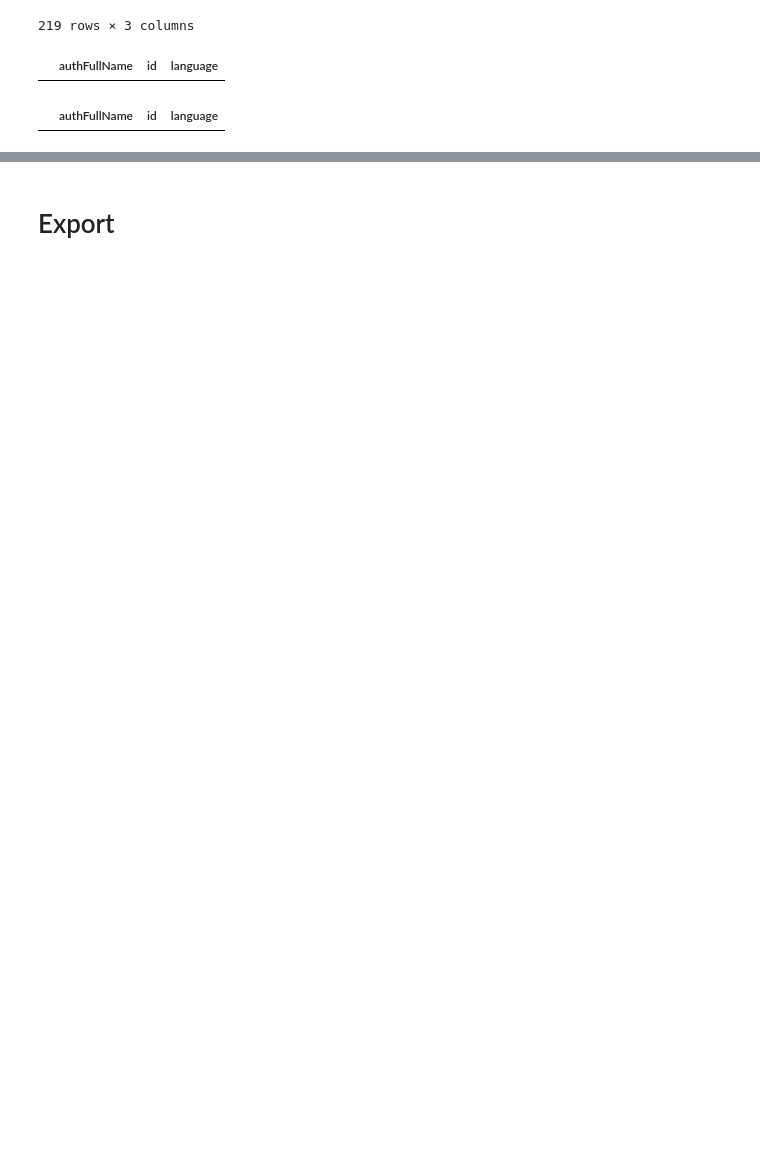
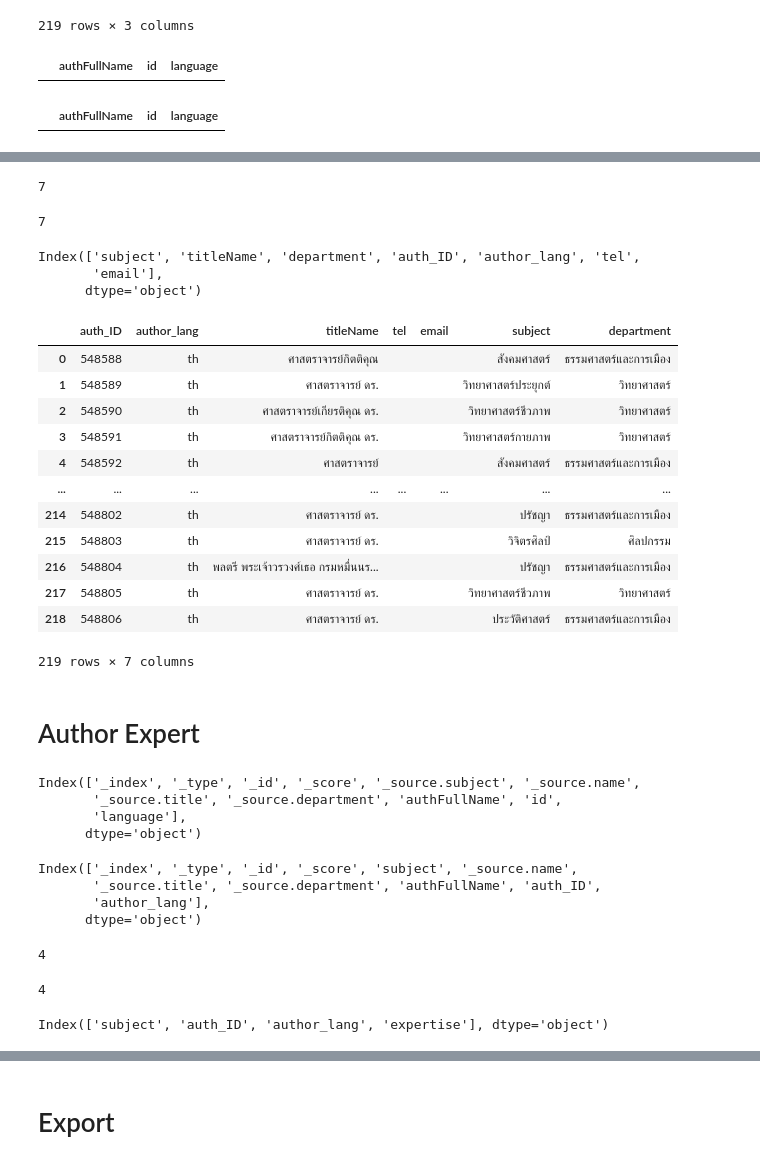
Before and after one commit to CakeNuthep/Create_Knowledge_Graph, a Jupyter notebook: royin_extraction.ipynb, the cells around one changed output, grey strips where cells are left out. Saved outputs shown, nothing was run; the diff lists cells and outputs as text; code cells hidden in the pictures; blank space fills up the shorter version.

```diff
--- a/royin_extraction.ipynb
+++ b/royin_extraction.ipynb
@@ -226,0 +285,47 @@ result_author_other
+# %%
+auth_detail = auth_detail.drop(['_index', '_type','_id', '_score',
+       '_source.name','authFullName'],axis=1)
+# %%
+## auth_detail['id'] = ''
+# auth_detail['auth_ID'] = ''
+# auth_detail['author_lang'] = ''
+# auth_detail['titleName'] = ''
+auth_detail['tel'] = ''
+auth_detail['email'] = ''
+# auth_detail['subject'] = ''
+# auth_detail['department'] = ''
+# %%
+all_column =  ["auth_ID","author_lang","titleName","tel","email","subject","department"]
+len(all_column)
+# %% [output]
+7
+# %%
+len(auth_detail.columns)
+# %% [output]
+7
+# %%
+auth_detail.columns
+# %% [output]
+Index(['subject', 'titleName', 'department', 'auth_ID', 'author_lang', 'tel',
+       'email'],
+      dtype='object')
+# %%
+auth_detail = auth_detail[all_column]
+# %%
+auth_detail
+# %% [output]
+|  | auth_ID | author_lang | titleName | tel | email | subject | department |
+| 0 | 548588 | th | ศาสตราจารย์กิตติคุณ |  |  | สังคมศาสตร์ | ธรรมศาสตร์และการเมือง |
+| 1 | 548589 | th | ศาสตราจารย์ ดร. |  |  | วิทยาศาสตร์ประยุกต์ | วิทยาศาสตร์ |
+| 2 | 548590 | th | ศาสตราจารย์เกียรติคุณ ดร. |  |  | วิทยาศาสตร์ชีวภาพ | วิทยาศาสตร์ |
+| 3 | 548591 | th | ศาสตราจารย์กิตติคุณ ดร. |  |  | วิทยาศาสตร์กายภาพ | วิทยาศาสตร์ |
+| 4 | 548592 | th | ศาสตราจารย์ |  |  | สังคมศาสตร์ | ธรรมศาสตร์และการเมือง |
+| ... | ... | ... | ... | ... | ... | ... | ... |
+| 214 | 548802 | th | ศาสตราจารย์ ดร. |  |  | ปรัชญา | ธรรมศาสตร์และการเมือง |
+| 215 | 548803 | th | ศาสตราจารย์ ดร. |  |  | วิจิตรศิลป์ | ศิลปกรรม |
+| 216 | 548804 | th | พลตรี พระเจ้าวรวงศ์เธอ กรมหมื่นนร... |  |  | ปรัชญา | ธรรมศาสตร์และการเมือง |
+| 217 | 548805 | th | ศาสตราจารย์ ดร. |  |  | วิทยาศาสตร์ชีวภาพ | วิทยาศาสตร์ |
+| 218 | 548806 | th | ศาสตราจารย์ ดร. |  |  | ประวัติศาสตร์ | ธรรมศาสตร์และการเมือง |
+219 rows × 7 columns
+# %% [markdown]
+# Author Expert
@@ -226,0 +334,7 @@ result_author_other
+# %%
+auth_expert.columns
+# %% [output]
+Index(['_index', '_type', '_id', '_score', '_source.subject', '_source.name',
+       '_source.title', '_source.department', 'authFullName', 'id',
+       'language'],
+      dtype='object')
@@ -226,0 +343,7 @@ result_author_other
+# %%
+auth_expert.columns
+# %% [output]
+Index(['_index', '_type', '_id', '_score', 'subject', '_source.name',
+       '_source.title', '_source.department', 'authFullName', 'auth_ID',
+       'author_lang'],
+      dtype='object')
@@ -226,0 +359,13 @@ result_author_other
+# %%
+all_column =  ["auth_ID","author_lang","subject","expertise"]
+len(all_column)
+# %% [output]
+4
+# %%
+len(auth_expert.columns)
+# %% [output]
+4
+# %%
+auth_expert.columns
+# %% [output]
+Index(['subject', 'auth_ID', 'author_lang', 'expertise'], dtype='object')
```
Also changed, not shown: parts of 19 cells of this notebook.
